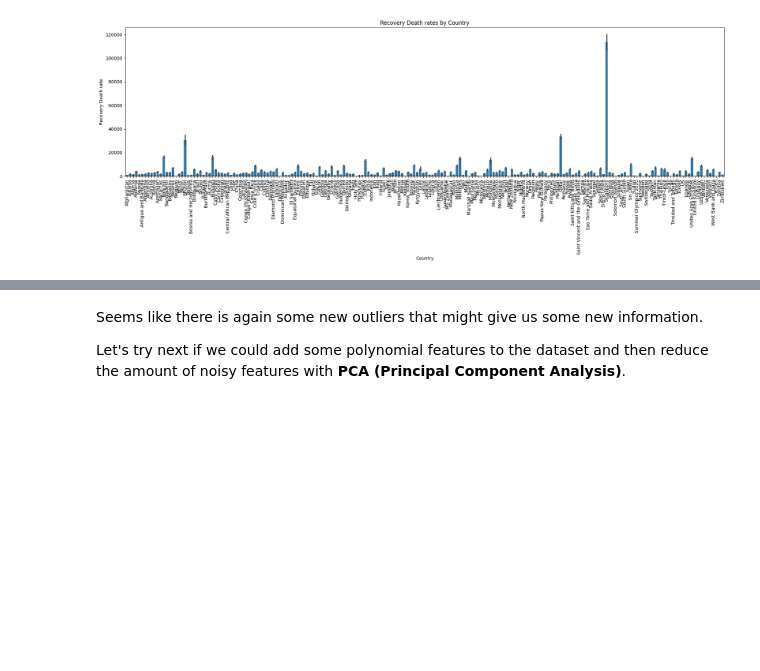
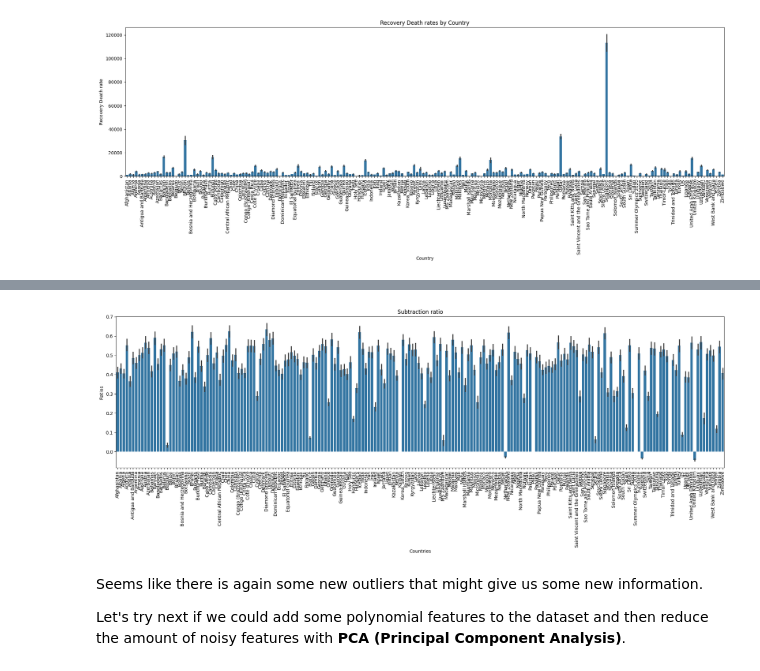
Before and after one commit to SamiAnttalainen/Covid-19_Analysis-Project, a Jupyter notebook: Covid-19_Data_Analysis.ipynb, the cells around one changed output, grey strips where cells are left out. Cells and saved outputs as stored; diff of their text form; code cells hidden in the pictures; blank space fills up the shorter version.

```diff
--- a/Covid-19_Data_Analysis.ipynb
+++ b/Covid-19_Data_Analysis.ipynb
@@ -339,3 +340,8 @@ plt.xticks(rotation=90)  # This will rotate the country names so they don't over
 plt.show()
 # %% [output]
 [figure]
+# %%
+mod_data['Subtraction_Ratio'] = (mod_data['Recovered'] - mod_data['Deaths']) / mod_data['Confirmed']
+mod_data['Subtraction_Ratio'] = mod_data['Subtraction_Ratio'].fillna(mod_data['Subtraction_Ratio'].mean())
+mod_data['Subtraction_Ratio'] = mod_data['Subtraction_Ratio'].replace([-np.inf, np.inf], 0)
+mod_data.info()
@@ -342,3 +366,13 @@ plt.show()
+# %%
+plt.figure(figsize=(24,6))
+sns.barplot(x='Country', y='Subtraction_Ratio', data=mod_data)
+plt.title('Subtraction ratio')
+plt.xlabel('Countries')
+plt.ylabel('Ratios')
+plt.xticks(rotation=90)
+plt.show()
+# %% [output]
+[figure, added]
 # %% [markdown]
 Seems like there is again some new outliers that might give us some new information.
 
```
Also changed, not shown: parts of 2 cells of this notebook.
